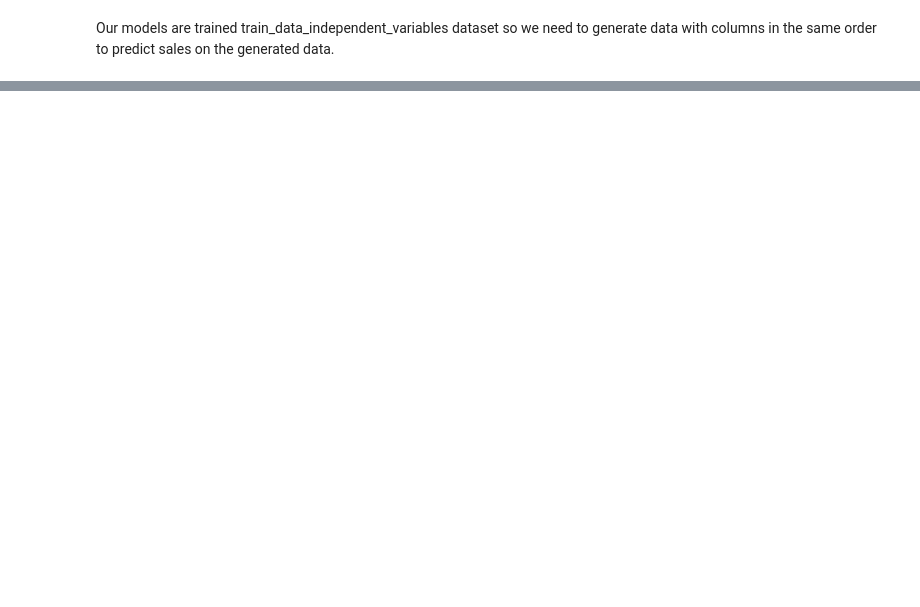
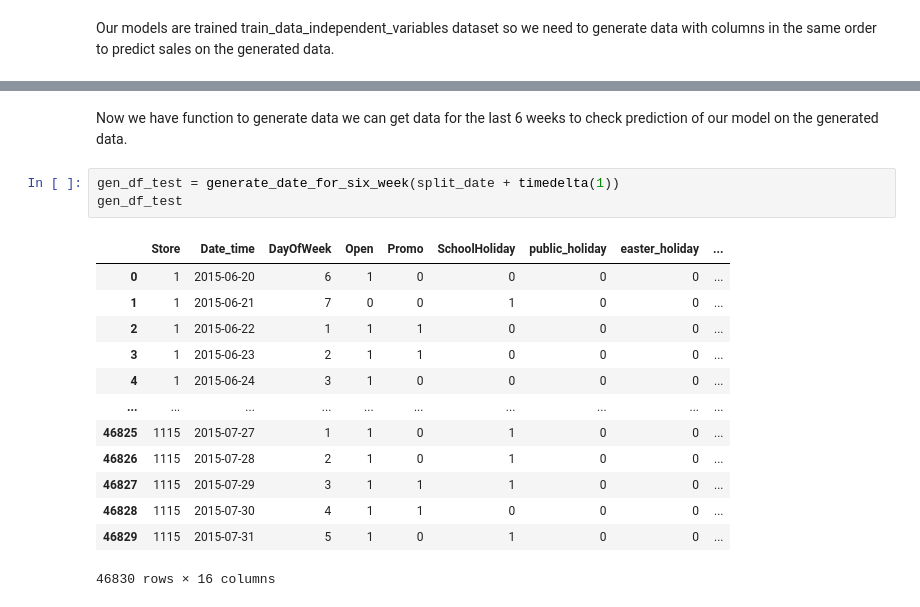
Before and after one commit to hrithikwel8/Rossmann_Sales_Prediction, a Jupyter notebook: Rossmann_Sales_Prediction_Capstone_Project.ipynb, the cells around one changed output, grey strips where cells are left out. Drawn from its saved outputs; the diff is of its cells as text; blank space fills up the shorter version.

```diff
--- a/Rossmann_Sales_Prediction_Capstone_Project.ipynb
+++ b/Rossmann_Sales_Prediction_Capstone_Project.ipynb
@@ -1360 +1476,20 @@ def generate_date_for_six_week(start_date):
   return new_df
+# %% [markdown]
+Now we have function to generate data we can get data for the last 6 weeks to check prediction of our model on the generated data.
+# %%
+gen_df_test = generate_date_for_six_week(split_date + timedelta(1))
+gen_df_test
+# %% [output]
+|  | Store | Date_time | DayOfWeek | Open | Promo | SchoolHoliday | public_holiday | easter_holiday | ... |
+| 0 | 1 | 2015-06-20 | 6 | 1 | 0 | 0 | 0 | 0 | ... |
+| 1 | 1 | 2015-06-21 | 7 | 0 | 0 | 1 | 0 | 0 | ... |
+| 2 | 1 | 2015-06-22 | 1 | 1 | 1 | 0 | 0 | 0 | ... |
+| 3 | 1 | 2015-06-23 | 2 | 1 | 1 | 0 | 0 | 0 | ... |
+| 4 | 1 | 2015-06-24 | 3 | 1 | 0 | 0 | 0 | 0 | ... |
+| ... | ... | ... | ... | ... | ... | ... | ... | ... | ... |
+| 46825 | 1115 | 2015-07-27 | 1 | 1 | 0 | 1 | 0 | 0 | ... |
+| 46826 | 1115 | 2015-07-28 | 2 | 1 | 0 | 1 | 0 | 0 | ... |
+| 46827 | 1115 | 2015-07-29 | 3 | 1 | 1 | 1 | 0 | 0 | ... |
+| 46828 | 1115 | 2015-07-30 | 4 | 1 | 1 | 0 | 0 | 0 | ... |
+| 46829 | 1115 | 2015-07-31 | 5 | 1 | 0 | 1 | 0 | 0 | ... |
+46830 rows × 16 columns
```
Also changed, not shown: parts of 42 cells of this notebook.
